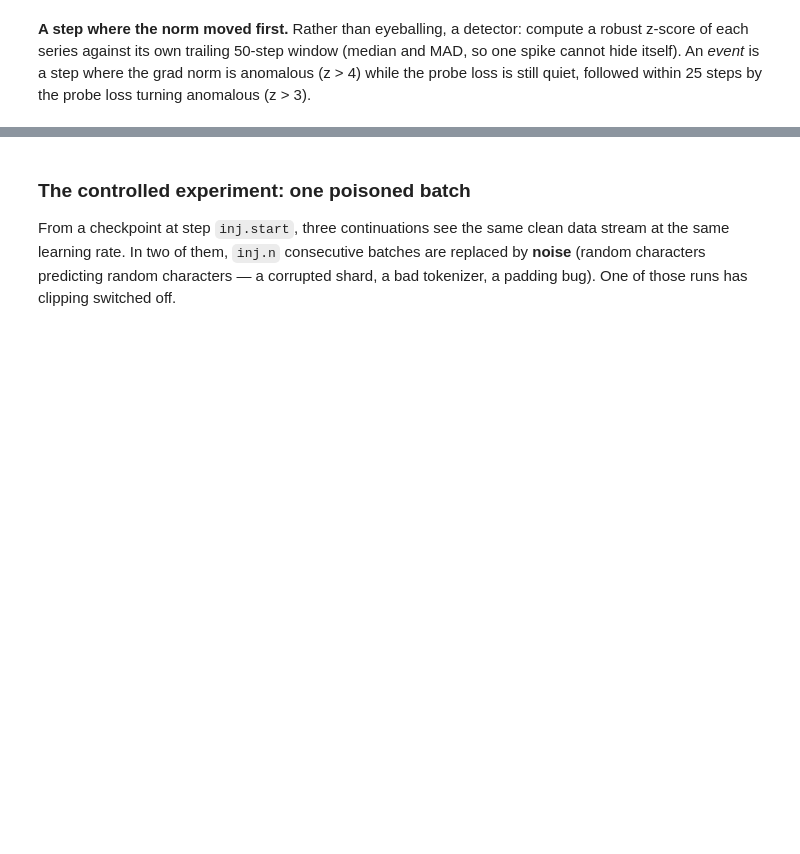
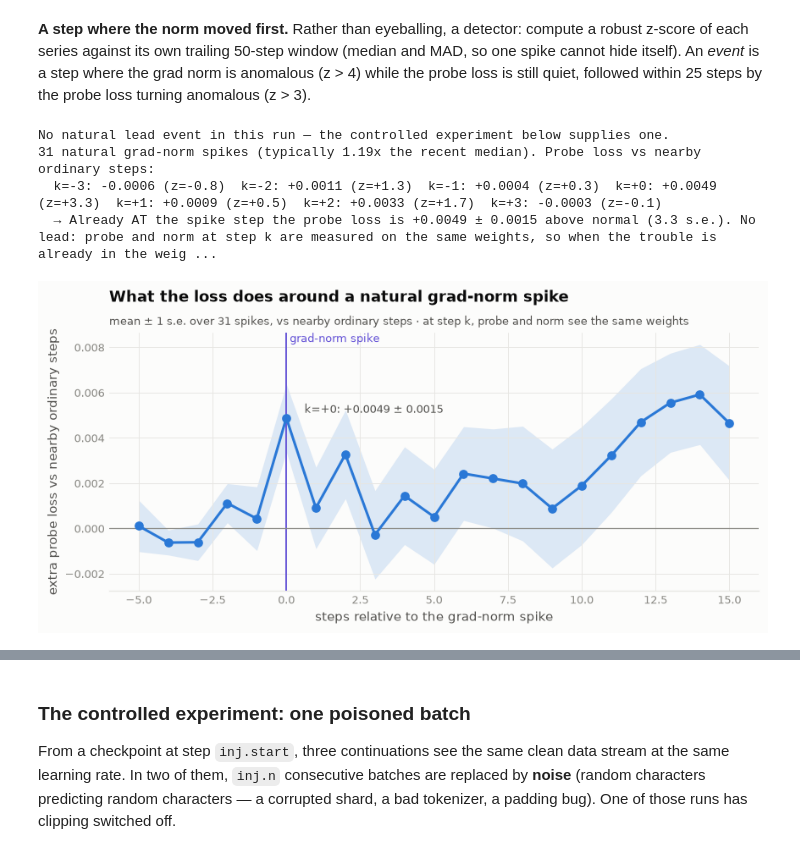
Before and after one commit to sourav-dhar/era-v5-s10-training-loop, a Jupyter notebook: training_loop.ipynb, the cells around one changed output, grey strips where cells are left out. Saved outputs shown, nothing was run; the diff lists cells and outputs as text; code cells hidden in the pictures; blank space fills up the shorter version.

```diff
--- a/training_loop.ipynb
+++ b/training_loop.ipynb
@@ -629,52 +762,77 @@ def robust_z(x, w=50):
     for i in range(w, len(x)):
         win = x[i - w:i]; med = np.median(win); mad = 1.4826 * np.median(np.abs(win - med)) + 1e-12
         z[i] = (x[i] - med) / mad
     return z
 
 def lead_events(gn, loss, w=50, zg=4.0, zl=3.0, horizon=25):
     Zg, Zl = robust_z(np.log(gn), w), robust_z(loss, w); ev, i = [], w
     while i < len(gn):
         if Zg[i] > zg and not Zl[i] > zl:
             j = next((k for k in range(i + 1, min(len(gn), i + horizon)) if Zl[k] > zl), None)
             if j is not None:
                 ev.append(dict(norm_step=i, loss_step=j, lead=j - i, norm_z=Zg[i], loss_z=Zl[j])); i = j + 1; continue
         i += 1
     return pd.DataFrame(ev), Zg, Zl
 
 ev, Zg, Zl = lead_events(L_['gnorm'], L_['probe'])
 if len(ev):
     display(ev.style.format({'norm_z': '{:.1f}', 'loss_z': '{:.1f}'}).hide(axis='index'))
     best = ev.sort_values('norm_z', ascending=False).iloc[0]
-    print(f'Strongest natural event: grad norm jumped at step {int(best.norm_step)} (z={best.norm_z:.1f}); '
-          f'the probe loss only reacted at step {int(best.loss_step)}, {int(best.lead)} step(s) later.')
+    print(f'Strongest candidate: grad norm jumped at step {int(best.norm_step)} (z={best.norm_z:.1f}); '
+          f'the probe loss turned anomalous at step {int(best.loss_step)}, {int(best.lead)} step(s) later.'
+          + (' A gap that long, inside a trending stretch of the run, is weak evidence on its own; the spike-triggered average below is the real test.' if best.lead > 3 else ''))
 else:
     best = None; print('No natural lead event in this run — the controlled experiment below supplies one.')
 
-# Statistically, over the whole run: a spike-triggered average. Take every natural grad-norm spike (z > 3, first step of
-# each burst), look at how the probe loss moves from 5 steps before to 15 after, and subtract how it moves around an
-# ordinary step at the same point in training (so the downward trend cancels out).
+# Statistically, over the whole run: a spike-triggered average. Take every natural grad-norm spike (robust z > 3, first
+# step of each burst) and follow the probe loss from 5 steps before to 15 after, relative to its level just before
+# (mean of k = -5..-2). Subtract the same window around ordinary steps within +-100 steps (same phase, trends cancel).
 ks = np.arange(-5, 16); lo_s, hi_s = 2 * P['warmup'], S - ks[-1] - 1
 spikes = [i for i in range(lo_s, hi_s) if Zg[i] > 3 and not Zg[i - 1] > 3]
-win = lambda i: L_['probe'][i + ks] - L_['probe'][i]
-base_w = np.array([win(i) for i in range(lo_s, hi_s)]).mean(0)
-sta = np.array([win(i) for i in spikes]).mean(0) - base_w if spikes else None
-if sta is not None:
-    kpk = int(ks[np.argmax(sta)])
-    print(f'{len(spikes)} natural grad-norm spikes. Averaged over all of them, the extra probe loss peaks at k = {kpk:+d} '
-          f'step(s) after the spike (+{sta.max():.4f}); before the spike (k<0) it averages {sta[ks < 0].mean():+.4f}.')
+win = lambda i: L_['probe'][i + ks] - L_['probe'][i - 5:i - 1].mean()
+def local_excess(i):
+    nb = [j for j in range(max(lo_s, i - 100), min(hi_s, i + 100)) if abs(j - i) > 5 and not Zg[j] > 3]
+    return win(i) - np.mean([win(j) for j in nb], 0)
+sta = sem = None; kpk = None
+if len(spikes) >= 3:
+    E = np.array([local_excess(i) for i in spikes]); sta, sem = E.mean(0), E.std(0, ddof=1) / np.sqrt(len(E))
+    # The question is not "where is the maximum" (noisy over a 21-step window) but "is the loss ALREADY up at the spike step?"
+    z = sta / np.where(sem > 0, sem, np.inf); j0 = int(np.where(ks == 0)[0][0]); jpk = j0
+    lead = None if z[j0] > 2 else next((int(k) for k, zz in zip(ks, z) if k > 0 and zz > 2), None)
+    kpk = 0 if lead is None else lead; jpk = int(np.where(ks == kpk)[0][0])
+    mag = np.median([L_['gnorm'][i] / np.median(L_['gnorm'][i - 50:i]) for i in spikes])
+    print(f'{len(spikes)} natural grad-norm spikes (typically {mag:.2f}x the recent median). Probe loss vs nearby ordinary steps:')
+    print('  ' + '  '.join(f'k={k:+d}: {a:+.4f} (z={zz:+.1f})' for k, a, zz in zip(ks, sta, z) if -3 <= k <= 3))
+    if z[j0] > 2:
+        print(f'  → Already AT the spike step the probe loss is {sta[j0]:+.4f} ± {sem[j0]:.4f} above normal ({z[j0]:.1f} s.e.). No lead: probe and norm '
+              'at step k are measured on the same weights, so when the trouble is already in the weights both see it at the same moment. '
+              'Only trouble arriving with the DATA lets the norm move first (next experiment).')
+    elif lead is not None:
+        print(f'  → The loss is normal at the spike step and first rises significantly at k = +{lead}: here the norm led by {lead} step(s).')
+    else:
+        print('  → No significant loss response around natural spikes in this run.')
     fig, ax = plt.subplots(figsize=(9, 3.6))
-    ax.axvline(0, color=PAL['violet'], lw=1.2); ax.text(0, sta.max(), ' grad-norm spike', color=PAL['violet'], fontsize=8.5, va='top')
-    ax.axhline(0, color=MUTED, lw=0.8)
+    ax.axvline(0, color=PAL['violet'], lw=1.2); ax.axhline(0, color=MUTED, lw=0.8)
+    ax.fill_between(ks, sta - sem, sta + sem, color=PAL['blue'], alpha=0.15, lw=0)
     ax.plot(ks, sta, color=PAL['blue'], marker='o', ms=6)
-    ax.set_xlabel('steps relative to the grad-norm spike'); ax.set_ylabel('extra probe loss vs an ordinary step')
-    title(ax, 'What the loss does after a grad-norm spike', f'average over {len(spikes)} natural spikes in the main run; probe measured before each update')
+    ax.annotate(f'k={kpk:+d}: {sta[jpk]:+.4f} ± {sem[jpk]:.4f}', (kpk, sta[jpk]), xytext=(14, 4), textcoords='offset points', fontsize=8.5, color=INK2)
+    ax.text(0, ax.get_ylim()[1], ' grad-norm spike', color=PAL['violet'], fontsize=8.5, va='top')
+    ax.set_xlabel('steps relative to the grad-norm spike'); ax.set_ylabel('extra probe loss vs nearby ordinary steps')
+    title(ax, 'What the loss does around a natural grad-norm spike', f'mean ± 1 s.e. over {len(spikes)} spikes, vs nearby ordinary steps · at step k, probe and norm see the same weights')
     save(fig, '04_spike_triggered')
 else:
-    kpk = None; print('No natural grad-norm spikes (z > 3) after warmup.')
-RESULTS['norm'] = dict(events=ev.to_dict('records'), n_spikes=len(spikes), sta_peak_k=kpk, sta_peak=float(sta.max()) if sta is not None else None,
-                       sta=dict(k=ks.tolist(), excess=sta.tolist()) if sta is not None else None,
+    print('Fewer than 3 natural grad-norm spikes after warmup; skipping the spike-triggered average.')
+RESULTS['norm'] = dict(events=ev.to_dict('records'), n_spikes=len(spikes), sta_peak_k=kpk,
+                       sta_peak=float(sta[jpk]) if sta is not None else None, sta_peak_sem=float(sem[jpk]) if sta is not None else None,
+                       sta=dict(k=ks.tolist(), excess=sta.tolist(), sem=sem.tolist()) if sta is not None else None,
                        final_val=float(eval_val(model)), clipped_frac=float(np.mean(L_['gnorm'] > CLIP)),
                        median_tok_s=float(np.median(L_['tok_s'][10:])))
+# %% [output]
+No natural lead event in this run — the controlled experiment below supplies one.
+31 natural grad-norm spikes (typically 1.19x the recent median). Probe loss vs nearby ordinary steps:
+  k=-3: -0.0006 (z=-0.8)  k=-2: +0.0011 (z=+1.3)  k=-1: +0.0004 (z=+0.3)  k=+0: +0.0049 (z=+3.3)  k=+1: +0.0009 (z=+0.5)  k=+2: +0.0033 (z=+1.7)  k=+3: -0.0003 (z=-0.1)
+  → Already AT the spike step the probe loss is +0.0049 ± 0.0015 above normal (3.3 s.e.). No lead: probe and norm at step k are measured on the same weights, so when the trouble is already in the weig ...
+[figure, added]
 # %%
 st = np.arange(S)
 fig, axes = plt.subplots(2, 1, figsize=(13, 6.6), sharex=True, gridspec_kw=dict(height_ratios=[1, 1], hspace=0.12))
```
Also changed, not shown: parts of 37 cells of this notebook, 41 other files.
